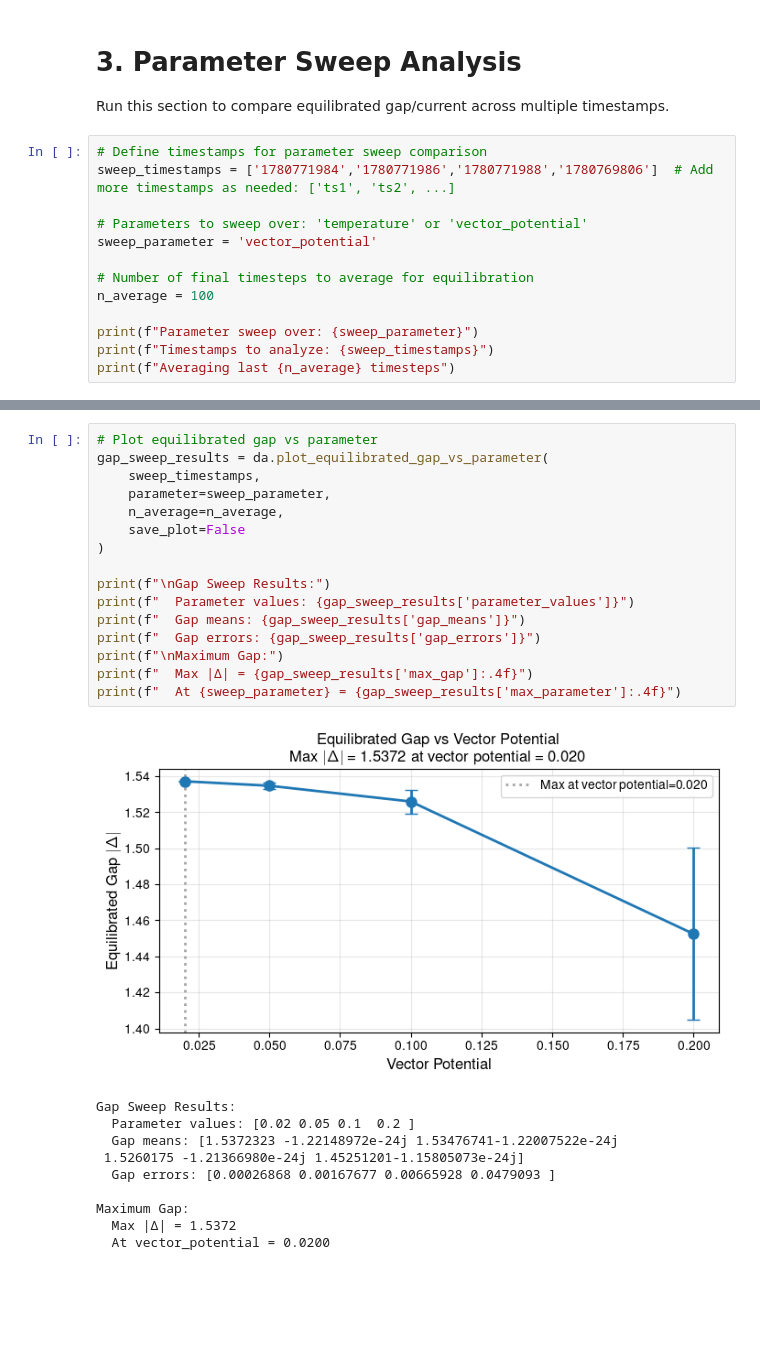
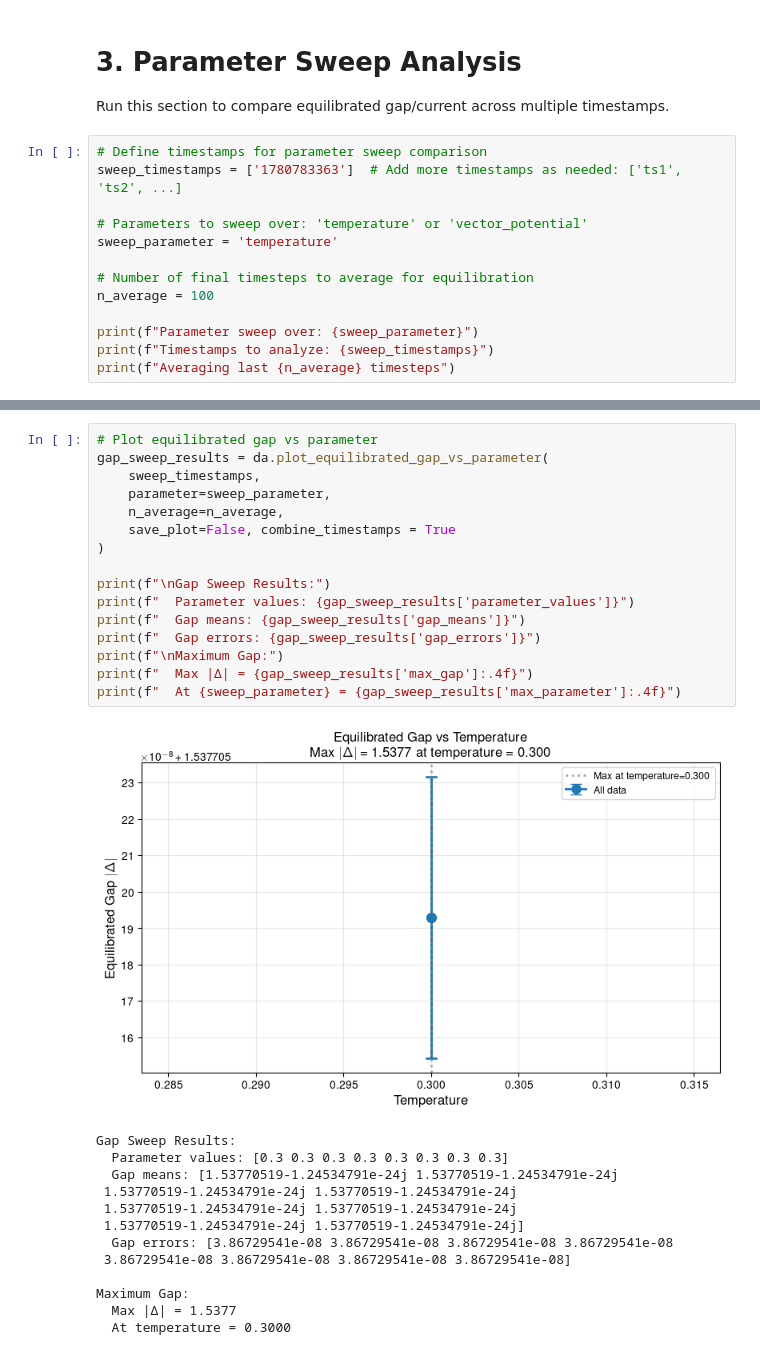
Before and after one commit to j-curtis/psBQP, a Jupyter notebook: Analyze_solutions.ipynb, the cells around one changed output, grey strips where cells are left out. Drawn from its saved outputs; the diff is of its cells as text; blank space fills up the shorter version.

Commit message:
fixed code, continuing to debug vector potentials.

```diff
--- a/Analyze_solutions.ipynb
+++ b/Analyze_solutions.ipynb
@@ -158,10 +185,10 @@ Input Parameters (timestamp=1780771984, job_index=0):
 Run this section to compare equilibrated gap/current across multiple timestamps.
 # %%
 # Define timestamps for parameter sweep comparison
-sweep_timestamps = ['1780771984','1780771986','1780771988','1780769806']  # Add more timestamps as needed: ['ts1', 'ts2', ...]
+sweep_timestamps = ['1780783363']  # Add more timestamps as needed: ['ts1', 'ts2', ...]
 
 # Parameters to sweep over: 'temperature' or 'vector_potential'
-sweep_parameter = 'vector_potential'
+sweep_parameter = 'temperature'
 
 # Number of final timesteps to average for equilibration
 n_average = 100
@@ -176,30 +203,33 @@ Averaging last 100 timesteps
 # %%
 # Plot equilibrated gap vs parameter
 gap_sweep_results = da.plot_equilibrated_gap_vs_parameter(
     sweep_timestamps,
     parameter=sweep_parameter,
     n_average=n_average,
-    save_plot=False
+    save_plot=False, combine_timestamps = True
 )
 
 print(f"\nGap Sweep Results:")
 print(f"  Parameter values: {gap_sweep_results['parameter_values']}")
 print(f"  Gap means: {gap_sweep_results['gap_means']}")
 print(f"  Gap errors: {gap_sweep_results['gap_errors']}")
 print(f"\nMaximum Gap:")
 print(f"  Max |Δ| = {gap_sweep_results['max_gap']:.4f}")
 print(f"  At {sweep_parameter} = {gap_sweep_results['max_parameter']:.4f}")
 # %% [output]
-[figure, old version]
+[figure, new version]
 Gap Sweep Results:
-  Parameter values: [0.02 0.05 0.1  0.2 ]
-  Gap means: [1.5372323 -1.22148972e-24j 1.53476741-1.22007522e-24j
- 1.5260175 -1.21366980e-24j 1.45251201-1.15805073e-24j]
-  Gap errors: [0.00026868 0.00167677 0.00665928 0.0479093 ]
+  Parameter values: [0.3 0.3 0.3 0.3 0.3 0.3 0.3 0.3]
+  Gap means: [1.53770519-1.24534791e-24j 1.53770519-1.24534791e-24j
+ 1.53770519-1.24534791e-24j 1.53770519-1.24534791e-24j
+ 1.53770519-1.24534791e-24j 1.53770519-1.24534791e-24j
+ 1.53770519-1.24534791e-24j 1.53770519-1.24534791e-24j]
+  Gap errors: [3.86729541e-08 3.86729541e-08 3.86729541e-08 3.86729541e-08
+ 3.86729541e-08 3.86729541e-08 3.86729541e-08 3.86729541e-08]
 
 Maximum Gap:
-  Max |Δ| = 1.5372
-  At vector_potential = 0.0200
+  Max |Δ| = 1.5377
+  At temperature = 0.3000
 # %%
 # Plot equilibrated current vs parameter
 current_sweep_results = da.plot_equilibrated_current_vs_parameter(
```
Also changed, not shown: parts of 10 cells of this notebook, 7 other files.
